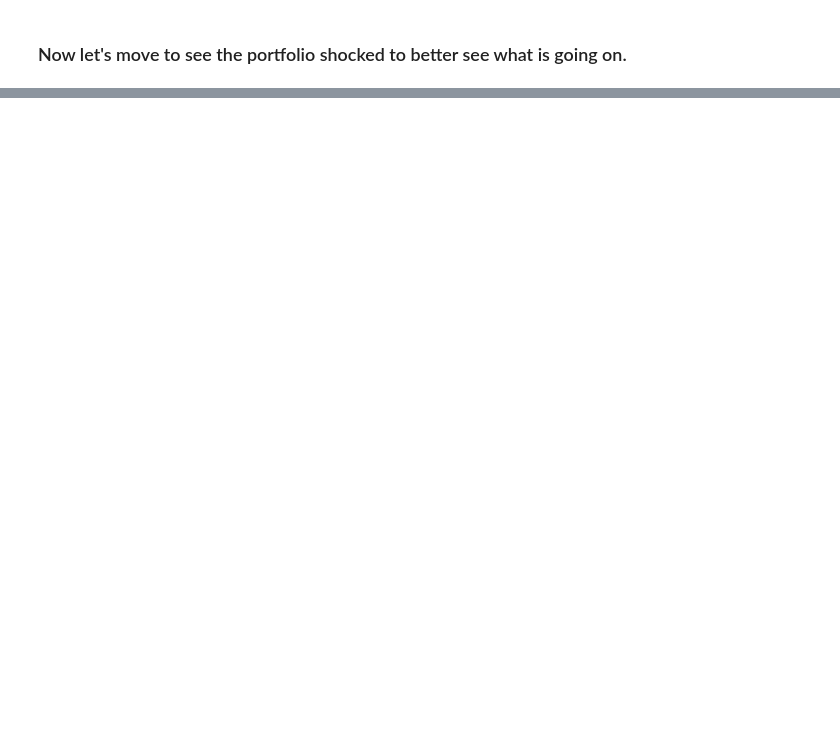
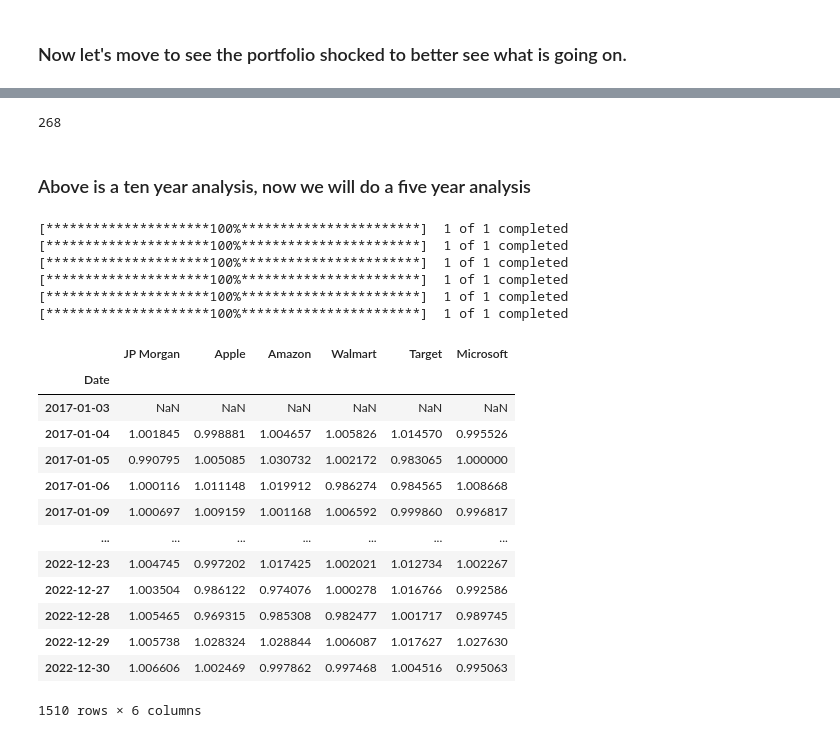
Before and after one commit to SLOcoder1223/StockAnalysis, a Jupyter notebook: final_optimization.ipynb, the cells around one changed output, grey strips where cells are left out. Cells and saved outputs as stored; diff of their text form; code cells hidden in the pictures; blank space fills up the shorter version.

```diff
--- a/final_optimization.ipynb
+++ b/final_optimization.ipynb
@@ -407,0 +437,4 @@ portfolio_expected_return
+# %%
+len(mean_variance_pairs)
+# %% [output]
+268
@@ -407,0 +468,37 @@ portfolio_expected_return
+# %% [markdown]
+### Above is a ten year analysis, now we will do a five year analysis
+# %%
+jm = yf.download('JPM', start='2017-01-01', end='2022-12-31')
+ap = yf.download('AAPL', start='2017-01-01', end='2022-12-31')
+am = yf.download('AMZN', start='2017-01-01', end='2022-12-31')
+wm = yf.download('WMT', start='2017-01-01', end='2022-12-31')
+tg = yf.download('TGT', start='2017-01-01', end='2022-12-31')
+ms = yf.download('MSFT', start='2017-01-01', end='2022-12-31')
+# %% [output]
+[*********************100%***********************]  1 of 1 completed
+[*********************100%***********************]  1 of 1 completed
+[*********************100%***********************]  1 of 1 completed
+[*********************100%***********************]  1 of 1 completed
+[*********************100%***********************]  1 of 1 completed
+[*********************100%***********************]  1 of 1 completed
+# %%
+stocks = pd.concat([jm['Adj Close'], ap['Adj Close'], am['Adj Close'], wm['Adj Close'], tg['Adj Close'], ms['Adj Close']],axis=1)
+stocks.columns = ['JP Morgan', 'Apple', 'Amazon', 'Walmart', 'Target', 'Microsoft']
+# %%
+returns = stocks/stocks.shift(1)
+returns
+# %% [output]
+|  | JP Morgan | Apple | Amazon | Walmart | Target | Microsoft |
+| Date |  |  |  |  |  |  |
+| 2017-01-03 | NaN | NaN | NaN | NaN | NaN | NaN |
+| 2017-01-04 | 1.001845 | 0.998881 | 1.004657 | 1.005826 | 1.014570 | 0.995526 |
+| 2017-01-05 | 0.990795 | 1.005085 | 1.030732 | 1.002172 | 0.983065 | 1.000000 |
+| 2017-01-06 | 1.000116 | 1.011148 | 1.019912 | 0.986274 | 0.984565 | 1.008668 |
+| 2017-01-09 | 1.000697 | 1.009159 | 1.001168 | 1.006592 | 0.999860 | 0.996817 |
+| ... | ... | ... | ... | ... | ... | ... |
+| 2022-12-23 | 1.004745 | 0.997202 | 1.017425 | 1.002021 | 1.012734 | 1.002267 |
+| 2022-12-27 | 1.003504 | 0.986122 | 0.974076 | 1.000278 | 1.016766 | 0.992586 |
+| 2022-12-28 | 1.005465 | 0.969315 | 0.985308 | 0.982477 | 1.001717 | 0.989745 |
+| 2022-12-29 | 1.005738 | 1.028324 | 1.028844 | 1.006087 | 1.017627 | 1.027630 |
+| 2022-12-30 | 1.006606 | 1.002469 | 0.997862 | 0.997468 | 1.004516 | 0.995063 |
+1510 rows × 6 columns
```
Also changed, not shown: parts of 44 cells of this notebook, 4 other files.
